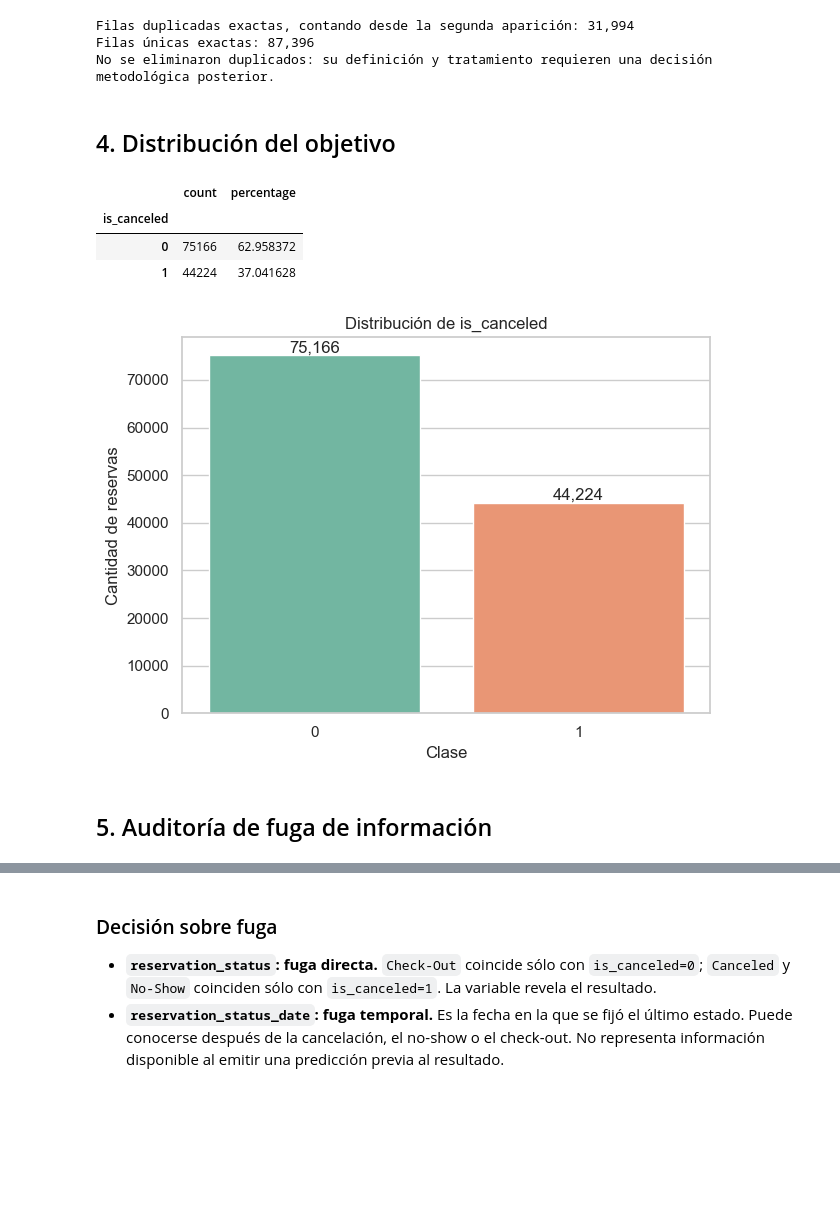
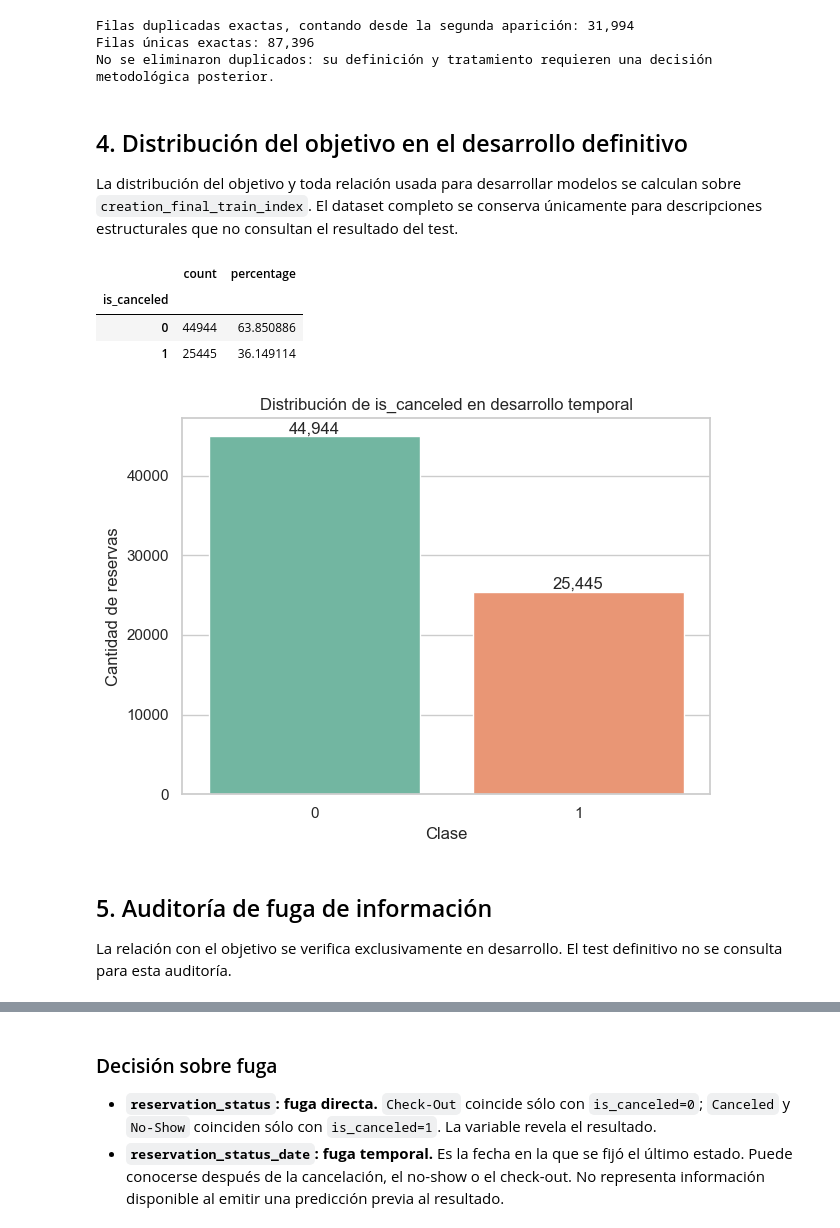
Before and after one commit to LucianaViar/Obligatorio-IA-ML, a Jupyter notebook: notebooks/obligatorio_ml.ipynb, the cells around one changed output, grey strips where cells are left out. Cells and saved outputs as stored; diff of their text form; code cells hidden in the pictures; blank space fills up the shorter version.

```diff
--- a/notebooks/obligatorio_ml.ipynb
+++ b/notebooks/obligatorio_ml.ipynb
@@ -178,27 +178,82 @@ Filas duplicadas exactas, contando desde la segunda aparición: 31,994
 Filas únicas exactas: 87,396
 No se eliminaron duplicados: su definición y tratamiento requieren una decisión metodológica posterior.
 # %% [markdown]
-## 4. Distribución del objetivo
+## 4. Distribución del objetivo en el desarrollo definitivo
+
+La distribución del objetivo y toda relación usada para desarrollar modelos se calculan sobre `creation_final_train_index`. El dataset completo se conserva únicamente para descripciones estructurales que no consultan el resultado del test.
 # %%
+month_number = {
+    month: number
+    for number, month in enumerate(
+        ["January", "February", "March", "April", "May", "June",
+         "July", "August", "September", "October", "November", "December"],
+        start=1,
+    )
+}
+arrival_date = pd.to_datetime({
+    "year": df["arrival_date_year"],
+    "month": df["arrival_date_month"].map(month_number),
+    "day": df["arrival_date_day_of_month"],
+})
+booking_creation_date_proxy = arrival_date - pd.to_timedelta(df["lead_time"], unit="D")
+
+CREATION_TEST_START = pd.Timestamp("2016-11-01")
+CREATION_TEST_END = pd.Timestamp("2016-12-31")
+CREATION_CENSOR_BUFFER_START = pd.Timestamp("2017-01-01")
+
+creation_final_train_mask = (
+    (booking_creation_date_proxy < CREATION_TEST_START)
+    & (arrival_date < CREATION_TEST_START)
+)
+creation_purged_before_test_mask = (
+    (booking_creation_date_proxy < CREATION_TEST_START)
+    & (arrival_date >= CREATION_TEST_START)
+)
+creation_final_test_mask = booking_creation_date_proxy.between(
+    CREATION_TEST_START, CREATION_TEST_END
+)
+creation_censor_buffer_mask = booking_creation_date_proxy >= CREATION_CENSOR_BUFFER_START
+
+creation_final_train_index = df.index[creation_final_train_mask].to_numpy()
+creation_purged_before_test_index = df.index[creation_purged_before_test_mask].to_numpy()
+creation_final_test_index = df.index[creation_final_test_mask].to_numpy()
+creation_censor_buffer_index = df.index[creation_censor_buffer_mask].to_numpy()
+
+EARLY_CREATION_FINAL_TRAIN_INDEX = creation_final_train_index.copy()
+EARLY_CREATION_FINAL_TEST_INDEX = creation_final_test_index.copy()
+
+assert len(creation_final_train_index) == 70_389
+assert len(creation_final_test_index) == 10_196
+assert set(creation_final_train_index).isdisjoint(creation_final_test_index)
+
+development_df = df.loc[creation_final_train_index]
 target_distribution = pd.DataFrame({
-    "count": df["is_canceled"].value_counts().sort_index(),
-    "percentage": 100 * df["is_canceled"].value_counts(normalize=True).sort_index(),
+    "count": development_df["is_canceled"].value_counts().sort_index(),
+    "percentage": 100 * development_df["is_canceled"].value_counts(normalize=True).sort_index(),
 })
 display(target_distribution)
 
-ax = sns.countplot(data=df, x="is_canceled", hue="is_canceled", legend=False, palette="Set2")
-ax.set(title="Distribución de is_canceled", xlabel="Clase", ylabel="Cantidad de reservas")
+ax = sns.countplot(
+    data=development_df, x="is_canceled", hue="is_canceled",
+    legend=False, palette="Set2",
+)
+ax.set(
+    title="Distribución de is_canceled en desarrollo temporal",
+    xlabel="Clase", ylabel="Cantidad de reservas",
+)
 for container in ax.containers:
     ax.bar_label(container, fmt="{:,.0f}")
 plt.tight_layout()
 plt.show()
 # %% [output]
 |  | count | percentage |
 | is_canceled |  |  |
-| 0 | 75166 | 62.958372 |
-| 1 | 44224 | 37.041628 |
+| 0 | 44944 | 63.850886 |
+| 1 | 25445 | 36.149114 |
-[figure, old version]
+[figure, new version]
 # %% [markdown]
 ## 5. Auditoría de fuga de información
+
+La relación con el objetivo se verifica exclusivamente en desarrollo. El test definitivo no se consulta para esta auditoría.
 # %%
 status_vs_target = pd.crosstab(
```
Also changed, not shown: parts of 99 cells of this notebook, 10 other files.
